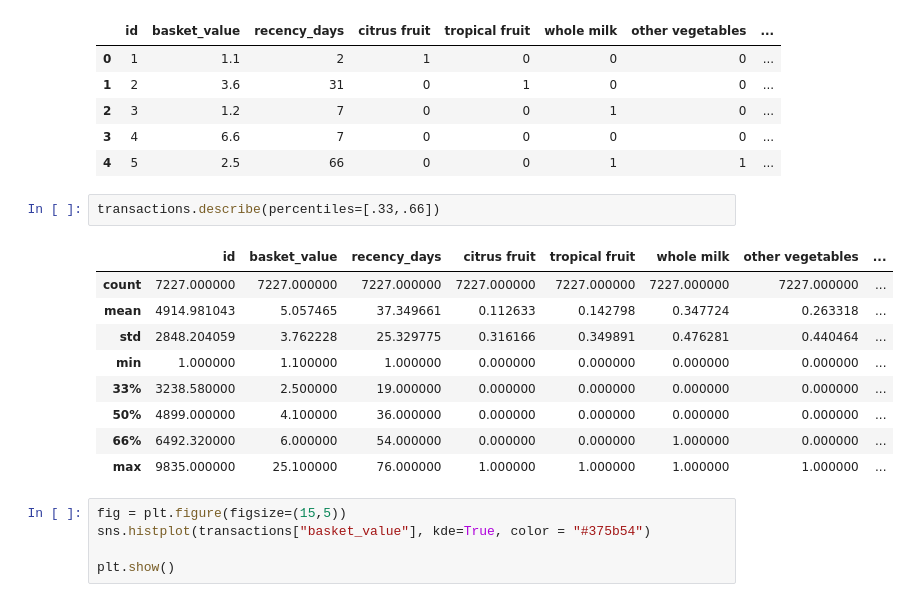
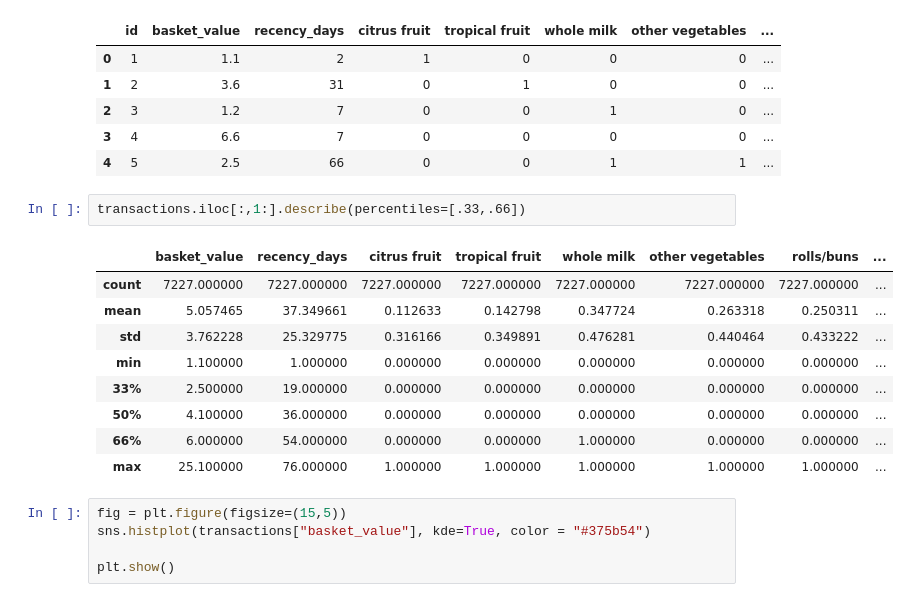
Before and after one commit to kchondror/Data-Mining-for-Retail-Stores, a Jupyter notebook: Data Mining for Retail Stores.ipynb, the cells around one changed output. Drawn from its saved outputs; the diff is of its cells as text.

```diff
--- a/Data Mining for Retail Stores.ipynb
+++ b/Data Mining for Retail Stores.ipynb
@@ -103,17 +116,17 @@ transactions.head()
 | 3 | 4 | 6.6 | 7 | 0 | 0 | 0 | 0 | ... |
 | 4 | 5 | 2.5 | 66 | 0 | 0 | 1 | 1 | ... |
 # %%
-transactions.describe(percentiles=[.33,.66])
+transactions.iloc[:,1:].describe(percentiles=[.33,.66])
 # %% [output]
-|  | id | basket_value | recency_days | citrus fruit | tropical fruit | whole milk | other vegetables | ... |
+|  | basket_value | recency_days | citrus fruit | tropical fruit | whole milk | other vegetables | rolls/buns | ... |
 | count | 7227.000000 | 7227.000000 | 7227.000000 | 7227.000000 | 7227.000000 | 7227.000000 | 7227.000000 | ... |
-| mean | 4914.981043 | 5.057465 | 37.349661 | 0.112633 | 0.142798 | 0.347724 | 0.263318 | ... |
-| std | 2848.204059 | 3.762228 | 25.329775 | 0.316166 | 0.349891 | 0.476281 | 0.440464 | ... |
-| min | 1.000000 | 1.100000 | 1.000000 | 0.000000 | 0.000000 | 0.000000 | 0.000000 | ... |
-| 33% | 3238.580000 | 2.500000 | 19.000000 | 0.000000 | 0.000000 | 0.000000 | 0.000000 | ... |
-| 50% | 4899.000000 | 4.100000 | 36.000000 | 0.000000 | 0.000000 | 0.000000 | 0.000000 | ... |
-| 66% | 6492.320000 | 6.000000 | 54.000000 | 0.000000 | 0.000000 | 1.000000 | 0.000000 | ... |
-| max | 9835.000000 | 25.100000 | 76.000000 | 1.000000 | 1.000000 | 1.000000 | 1.000000 | ... |
+| mean | 5.057465 | 37.349661 | 0.112633 | 0.142798 | 0.347724 | 0.263318 | 0.250311 | ... |
+| std | 3.762228 | 25.329775 | 0.316166 | 0.349891 | 0.476281 | 0.440464 | 0.433222 | ... |
+| min | 1.100000 | 1.000000 | 0.000000 | 0.000000 | 0.000000 | 0.000000 | 0.000000 | ... |
+| 33% | 2.500000 | 19.000000 | 0.000000 | 0.000000 | 0.000000 | 0.000000 | 0.000000 | ... |
+| 50% | 4.100000 | 36.000000 | 0.000000 | 0.000000 | 0.000000 | 0.000000 | 0.000000 | ... |
+| 66% | 6.000000 | 54.000000 | 0.000000 | 0.000000 | 1.000000 | 0.000000 | 0.000000 | ... |
+| max | 25.100000 | 76.000000 | 1.000000 | 1.000000 | 1.000000 | 1.000000 | 1.000000 | ... |
 # %%
 fig = plt.figure(figsize=(15,5))
 sns.histplot(transactions["basket_value"], kde=True, color = "#375b54")
```
Also changed, not shown: parts of 48 cells of this notebook.
